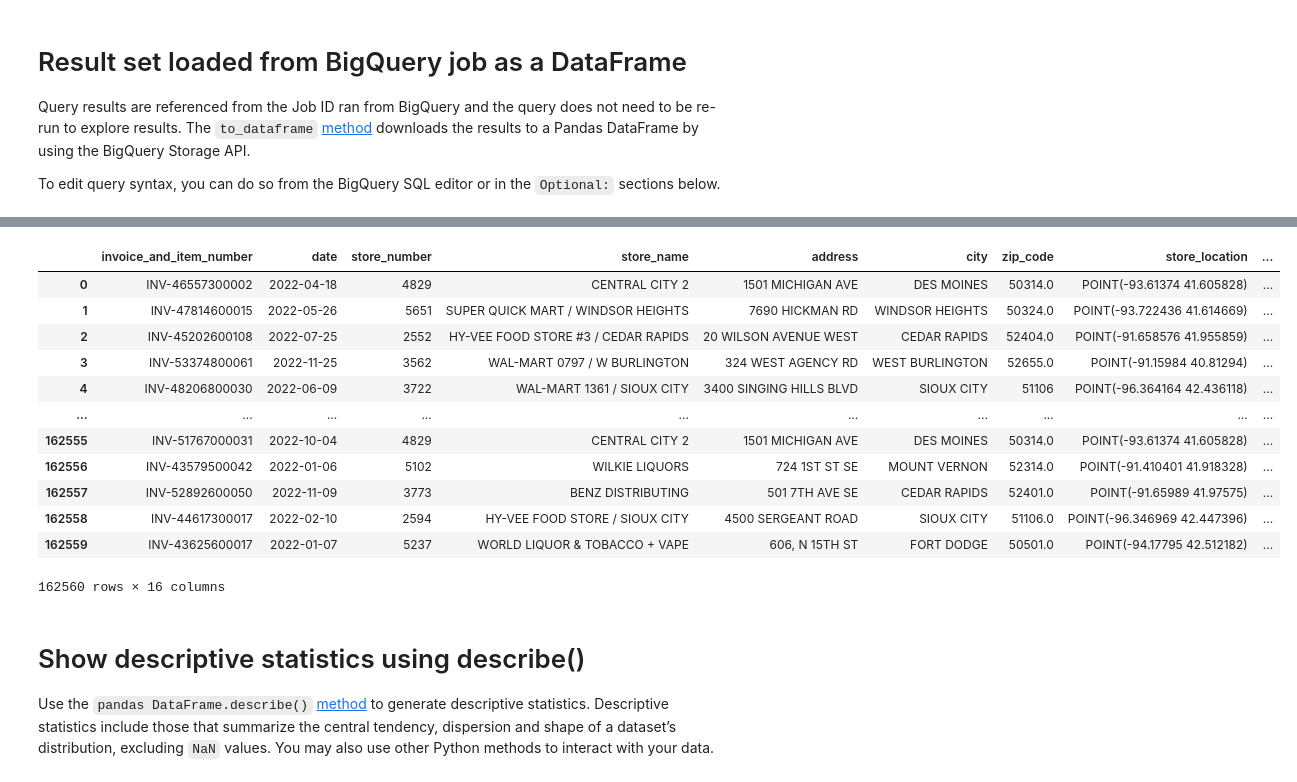
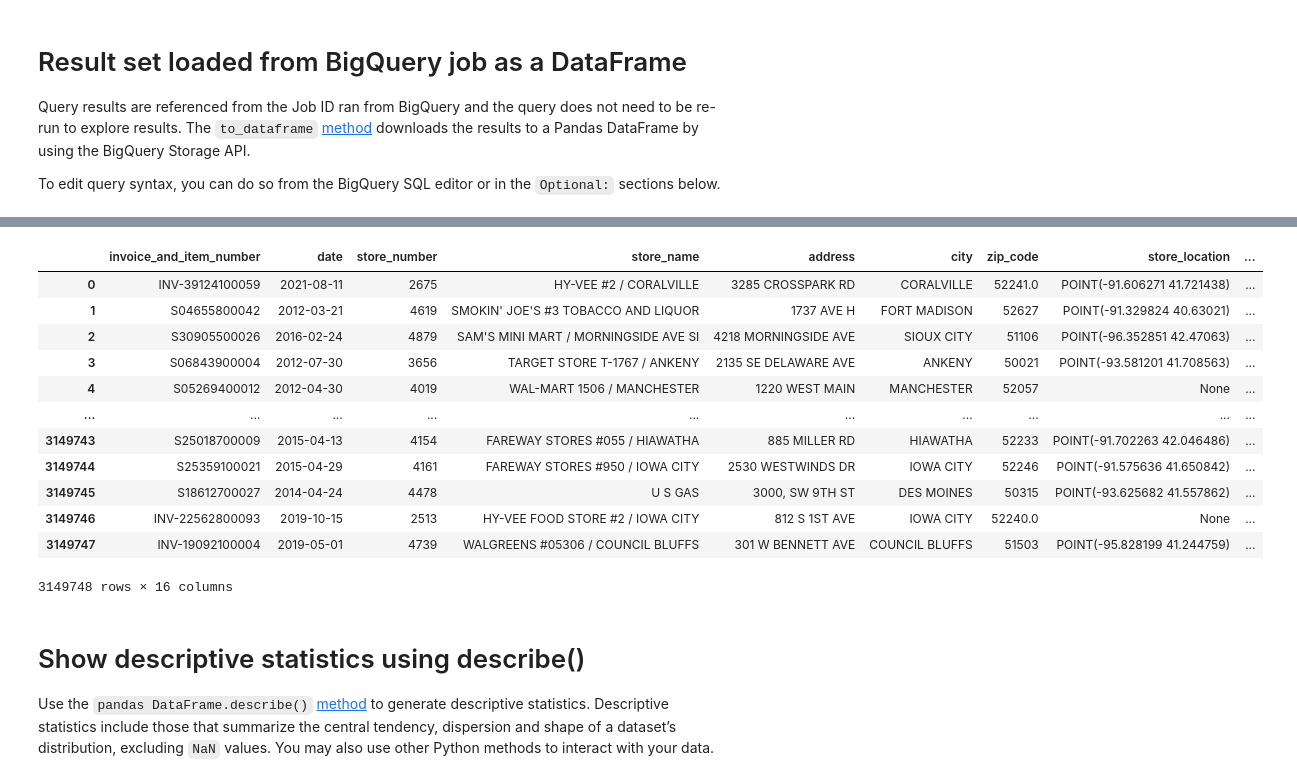
Before and after one commit to leon-czarlinski/IowaLiquorSales, a Jupyter notebook: BigQuery_IowaSales.ipynb, the cells around one changed output, grey strips where cells are left out. Drawn from its saved outputs; the diff is of its cells as text; code cells hidden in the pictures.

````diff
--- a/BigQuery_IowaSales.ipynb
+++ b/BigQuery_IowaSales.ipynb
@@ -54,7 +47,7 @@ To edit query syntax, you can do so from the BigQuery SQL editor or in the
 # %%
 # Running this code will read results from your previous job
 
-job = client.get_job('bquxjob_59209ca6_18a916d597d') # Job ID inserted based on the query results selected to explore
+job = client.get_job('bquxjob_7688b6e7_18a941fc411') # Job ID inserted based on the query results selected to explore
 sales_df = job.to_dataframe()
 sales_df
 # %% [output]
@@ -62,16 +55,16 @@ Warning: total number of rows (162560) exceeds max_rows (20000). Falling back to
 |  | invoice_and_item_number | date | store_number | store_name | address | city | zip_code | store_location | ... |
-| 0 | INV-46557300002 | 2022-04-18 | 4829 | CENTRAL CITY 2 | 1501 MICHIGAN AVE | DES MOINES | 50314.0 | POINT(-93.61374 41.605828) | ... |
-| 1 | INV-47814600015 | 2022-05-26 | 5651 | SUPER QUICK MART / WINDSOR HEIGHTS | 7690 HICKMAN RD | WINDSOR HEIGHTS | 50324.0 | POINT(-93.722436 41.614669) | ... |
-| 2 | INV-45202600108 | 2022-07-25 | 2552 | HY-VEE FOOD STORE #3 / CEDAR RAPIDS | 20 WILSON AVENUE WEST | CEDAR RAPIDS | 52404.0 | POINT(-91.658576 41.955859) | ... |
-| 3 | INV-53374800061 | 2022-11-25 | 3562 | WAL-MART 0797 / W BURLINGTON | 324 WEST AGENCY RD | WEST BURLINGTON | 52655.0 | POINT(-91.15984 40.81294) | ... |
-| 4 | INV-48206800030 | 2022-06-09 | 3722 | WAL-MART 1361 / SIOUX CITY | 3400 SINGING HILLS BLVD | SIOUX CITY | 51106 | POINT(-96.364164 42.436118) | ... |
+| 0 | INV-39124100059 | 2021-08-11 | 2675 | HY-VEE #2 / CORALVILLE | 3285 CROSSPARK RD | CORALVILLE | 52241.0 | POINT(-91.606271 41.721438) | ... |
+| 1 | S04655800042 | 2012-03-21 | 4619 | SMOKIN' JOE'S #3 TOBACCO AND LIQUOR | 1737 AVE H | FORT MADISON | 52627 | POINT(-91.329824 40.63021) | ... |
+| 2 | S30905500026 | 2016-02-24 | 4879 | SAM'S MINI MART / MORNINGSIDE AVE SI | 4218 MORNINGSIDE AVE | SIOUX CITY | 51106 | POINT(-96.352851 42.47063) | ... |
+| 3 | S06843900004 | 2012-07-30 | 3656 | TARGET STORE T-1767 / ANKENY | 2135 SE DELAWARE AVE | ANKENY | 50021 | POINT(-93.581201 41.708563) | ... |
+| 4 | S05269400012 | 2012-04-30 | 4019 | WAL-MART 1506 / MANCHESTER | 1220 WEST MAIN | MANCHESTER | 52057 | None | ... |
 | ... | ... | ... | ... | ... | ... | ... | ... | ... | ... |
-| 162555 | INV-51767000031 | 2022-10-04 | 4829 | CENTRAL CITY 2 | 1501 MICHIGAN AVE | DES MOINES | 50314.0 | POINT(-93.61374 41.605828) | ... |
-| 162556 | INV-43579500042 | 2022-01-06 | 5102 | WILKIE LIQUORS | 724 1ST ST SE | MOUNT VERNON | 52314.0 | POINT(-91.410401 41.918328) | ... |
-| 162557 | INV-52892600050 | 2022-11-09 | 3773 | BENZ DISTRIBUTING | 501 7TH AVE SE | CEDAR RAPIDS | 52401.0 | POINT(-91.65989 41.97575) | ... |
-| 162558 | INV-44617300017 | 2022-02-10 | 2594 | HY-VEE FOOD STORE / SIOUX CITY | 4500 SERGEANT ROAD | SIOUX CITY | 51106.0 | POINT(-96.346969 42.447396) | ... |
-| 162559 | INV-43625600017 | 2022-01-07 | 5237 | WORLD LIQUOR & TOBACCO + VAPE | 606, N 15TH ST | FORT DODGE | 50501.0 | POINT(-94.17795 42.512182) | ... |
+| 3149743 | S25018700009 | 2015-04-13 | 4154 | FAREWAY STORES #055 / HIAWATHA | 885 MILLER RD | HIAWATHA | 52233 | POINT(-91.702263 42.046486) | ... |
+| 3149744 | S25359100021 | 2015-04-29 | 4161 | FAREWAY STORES #950 / IOWA CITY | 2530 WESTWINDS DR | IOWA CITY | 52246 | POINT(-91.575636 41.650842) | ... |
+| 3149745 | S18612700027 | 2014-04-24 | 4478 | U S GAS | 3000, SW 9TH ST | DES MOINES | 50315 | POINT(-93.625682 41.557862) | ... |
+| 3149746 | INV-22562800093 | 2019-10-15 | 2513 | HY-VEE FOOD STORE #2 / IOWA CITY | 812 S 1ST AVE | IOWA CITY | 52240.0 | None | ... |
+| 3149747 | INV-19092100004 | 2019-05-01 | 4739 | WALGREENS #05306 / COUNCIL BLUFFS | 301 W BENNETT AVE | COUNCIL BLUFFS | 51503 | POINT(-95.828199 41.244759) | ... |
-162560 rows × 16 columns
+3149748 rows × 16 columns
 # %% [markdown]
 # Show descriptive statistics using describe()
 Use the ```pandas DataFrame.describe()```
````
Also changed, not shown: parts of 10 cells of this notebook.
